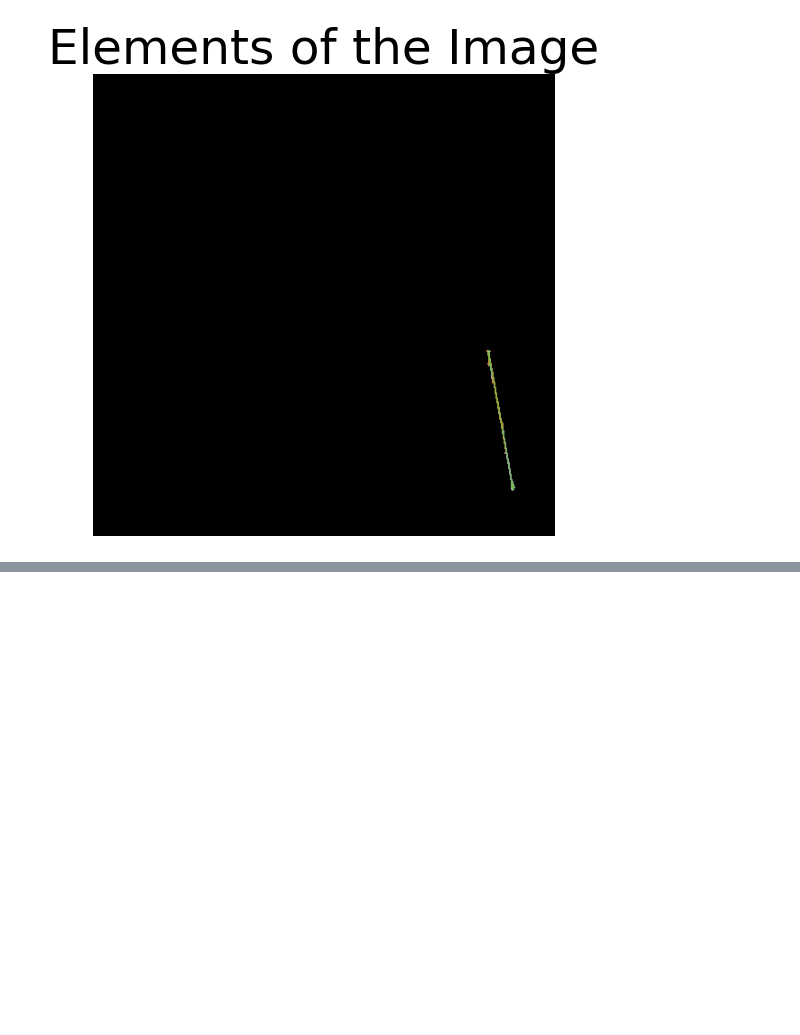
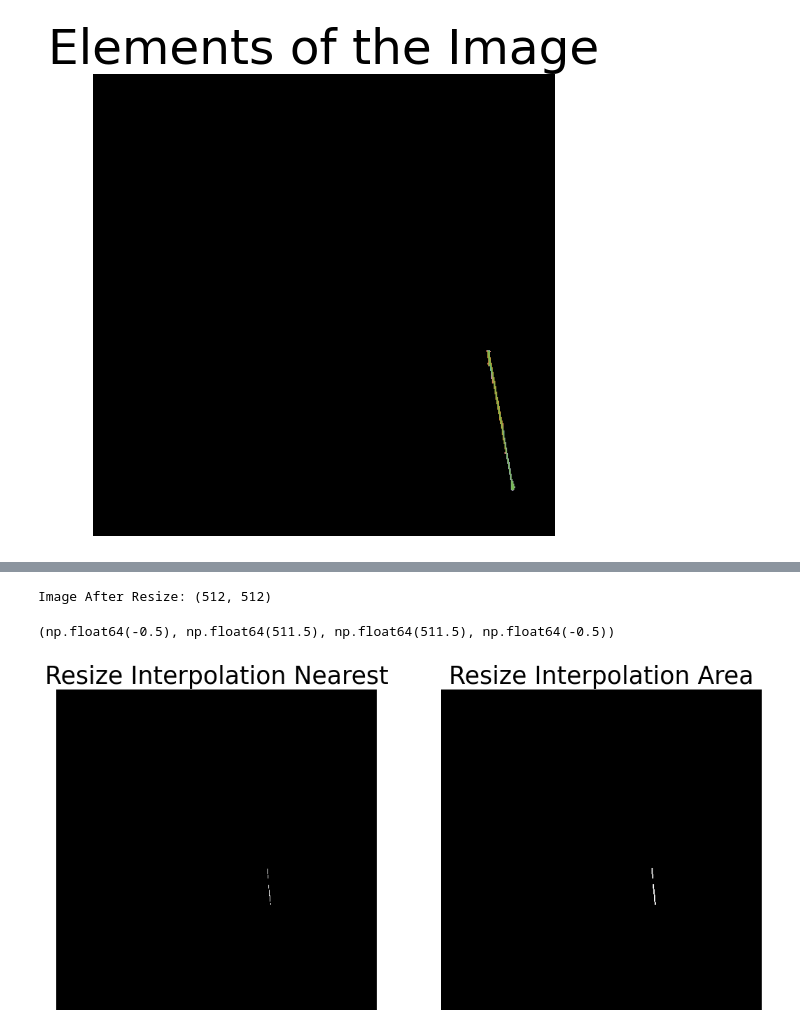
Before and after one commit to rpgouveia/pucpr_pibiti_semantic_segmentation, a Jupyter notebook: study_color_conversion_v2/cane_resize.ipynb, the cells around one changed output, grey strips where cells are left out. Saved outputs shown, nothing was run; the diff lists cells and outputs as text; code cells hidden in the pictures; blank space fills up the shorter version.

```diff
--- a/study_color_conversion_v2/cane_resize.ipynb
+++ b/study_color_conversion_v2/cane_resize.ipynb
@@ -347,2 +349,27 @@ plt.axis('off')
+# %%
+# Test: Resize mask and image
+mask1 = cv.resize(mask, (512, 512), interpolation=cv.INTER_NEAREST)
+mask2 = cv.resize(mask, (512, 512), interpolation=cv.INTER_AREA) # Better result
+# Re-Binarize
+mask1 = np.where(mask1 > 0, 255, 0).astype(np.uint8)
+mask2 = np.where(mask2 > 0, 255, 0).astype(np.uint8)
+print('Image After Resize:', mask2.shape)
+
+# Setup Plot
+plt.figure(figsize=[13,13])
+# Plotting original image
+plt.subplot(121)
+plt.imshow(mask1, cmap='gray')
+plt.title("Resize Interpolation Nearest",fontdict={'fontsize': 25})
+plt.axis('off')
+# Plotting binary mask
+plt.subplot(122)
+plt.imshow(mask2, cmap='gray')
+plt.title("Resize Interpolation Area",fontdict={'fontsize': 25})
+plt.axis('off')
+# %% [output]
+Image After Resize: (512, 512)
+(np.float64(-0.5), np.float64(511.5), np.float64(511.5), np.float64(-0.5))
+[figure, added]
 # %%
 # Visualize Segmentation
```
Also changed, not shown: parts of 11 cells of this notebook.
